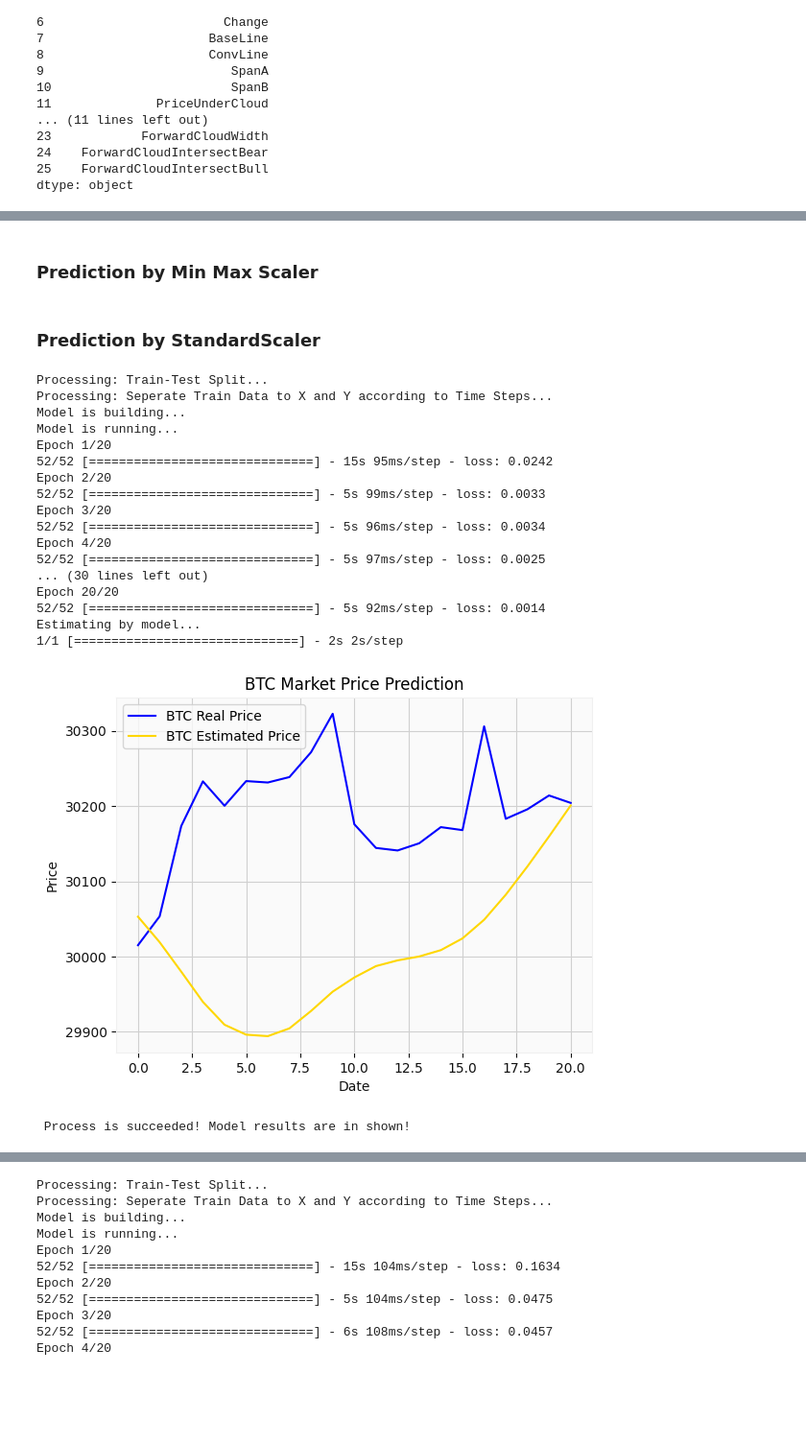
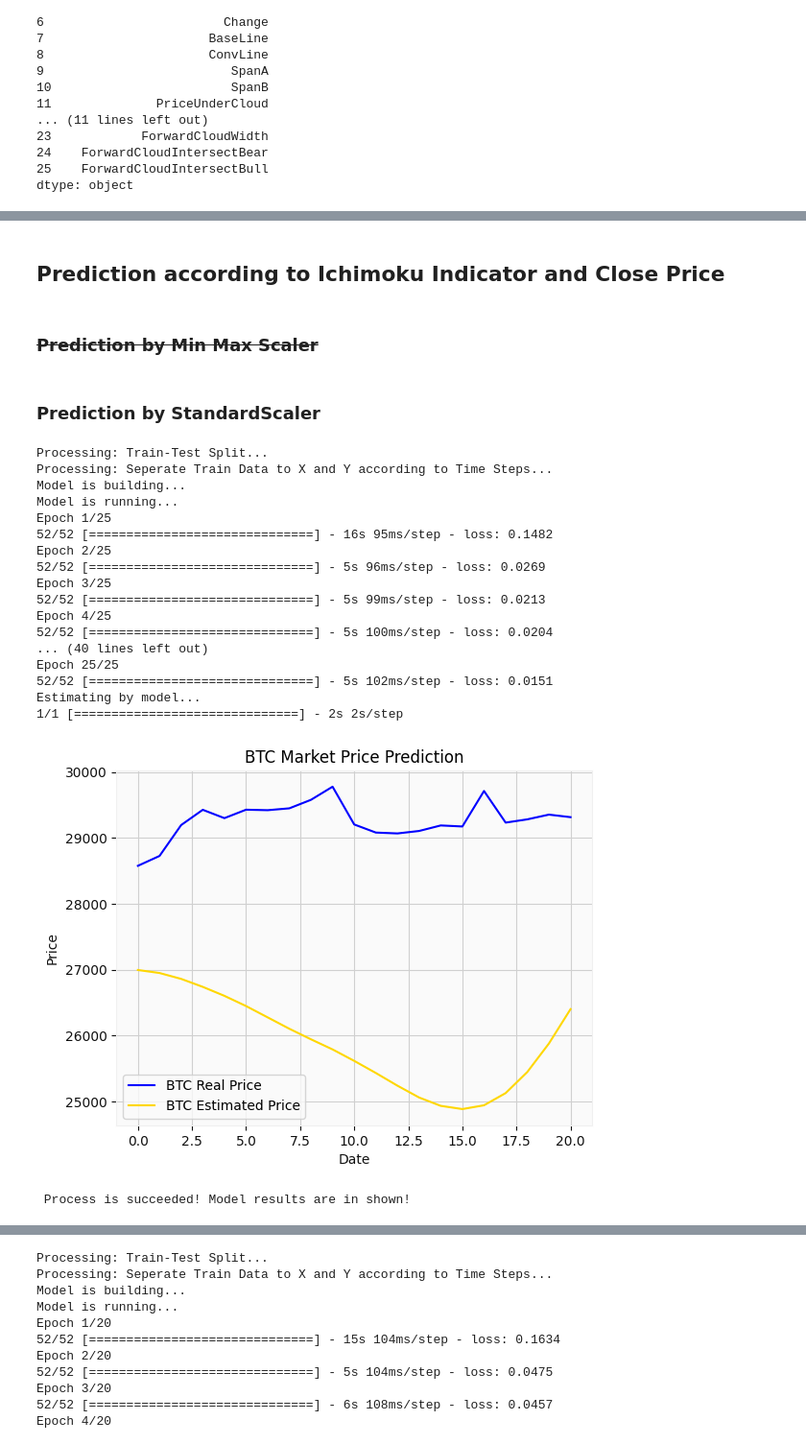
Before and after one commit to anilergan/AISMTB, a Jupyter notebook: btc_daily_chart_regression_v2.ipynb, the cells around one changed output, grey strips where cells are left out. Shown at 96% size. Drawn from its saved outputs; the diff is of its cells as text; code cells hidden in the pictures; blank space fills up the shorter version.

```diff
--- a/btc_daily_chart_regression_v2.ipynb
+++ b/btc_daily_chart_regression_v2.ipynb
@@ -235,42 +235,43 @@ X_scaled_df
 
 y_scaled_array = minmax_sc.fit_transform(y.values.reshape(-1,1))
 y_scaled_df = pd.DataFrame(y_scaled_array, columns=y.columns, index=y.index)
+# %% [markdown]
+## Prediction according to Ichimoku Indicator and Close Price
 # %% [markdown]
-### Prediction by Min Max Scaler
+### ~~Prediction by Min Max Scaler~~
 # %% [markdown]
 ### Prediction by StandardScaler
 # %%
 from myLSTMregressor import my_RNN_LSTM_Regressor as my_rnn
 # x, y, test_num, pred_num, units=50, dropout=0.2, epoch=50, batch_size=32, predict=False, scaler=None
 my_rnn_obj = my_rnn(
     X_scaled_df.sort_index(ascending=True),
     y_scaled_df.sort_index(ascending=True),
     test_num = 21,
     time_steps = 60,
     scaler = std_sc,
-    epoch=20,
+    epoch=25,
     predict=True,
     product = 'BTC'
 
-
 )
 # %% [output]
 Processing: Train-Test Split...
 Processing: Seperate Train Data to X and Y according to Time Steps...
 Model is building...
 Model is running...
-Epoch 1/20
-52/52 [==============================] - 15s 95ms/step - loss: 0.0242
-Epoch 2/20
-52/52 [==============================] - 5s 99ms/step - loss: 0.0033
-Epoch 3/20
-52/52 [==============================] - 5s 96ms/step - loss: 0.0034
-Epoch 4/20
-52/52 [==============================] - 5s 97ms/step - loss: 0.0025
-... (30 lines left out)
-Epoch 20/20
-52/52 [==============================] - 5s 92ms/step - loss: 0.0014
+Epoch 1/25
+52/52 [==============================] - 16s 95ms/step - loss: 0.1482
+Epoch 2/25
+52/52 [==============================] - 5s 96ms/step - loss: 0.0269
+Epoch 3/25
+52/52 [==============================] - 5s 99ms/step - loss: 0.0213
+Epoch 4/25
+52/52 [==============================] - 5s 100ms/step - loss: 0.0204
+... (40 lines left out)
+Epoch 25/25
+52/52 [==============================] - 5s 102ms/step - loss: 0.0151
 Estimating by model...
 1/1 [==============================] - 2s 2s/step
-[figure, old version]
+[figure, new version]
  Process is succeeded! Model results are in shown!
```
Also changed, not shown: parts of 2 cells of this notebook, 1 other file.
